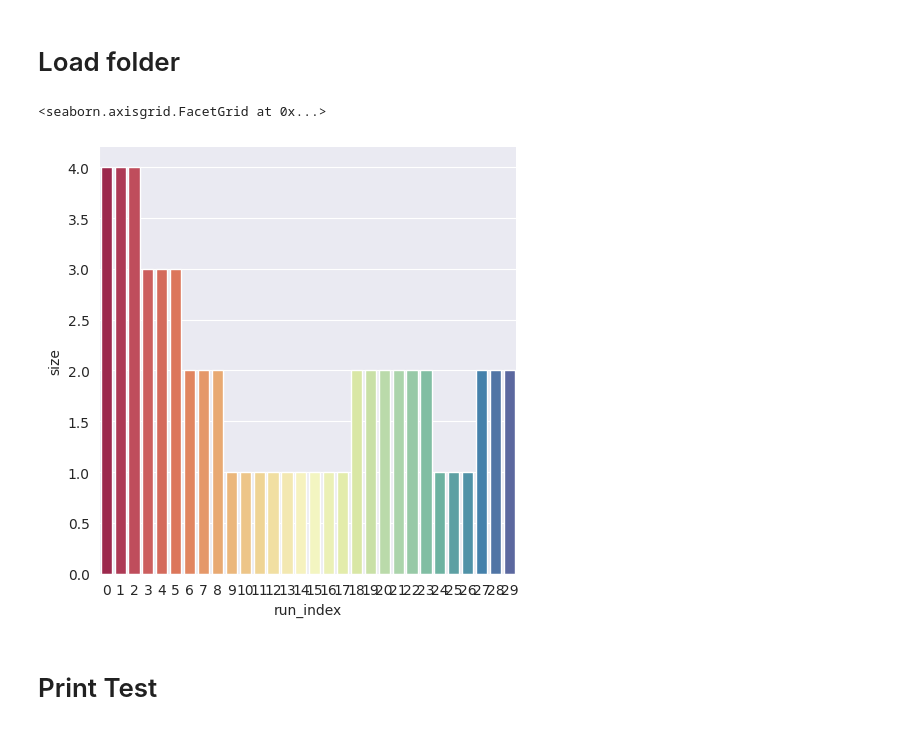
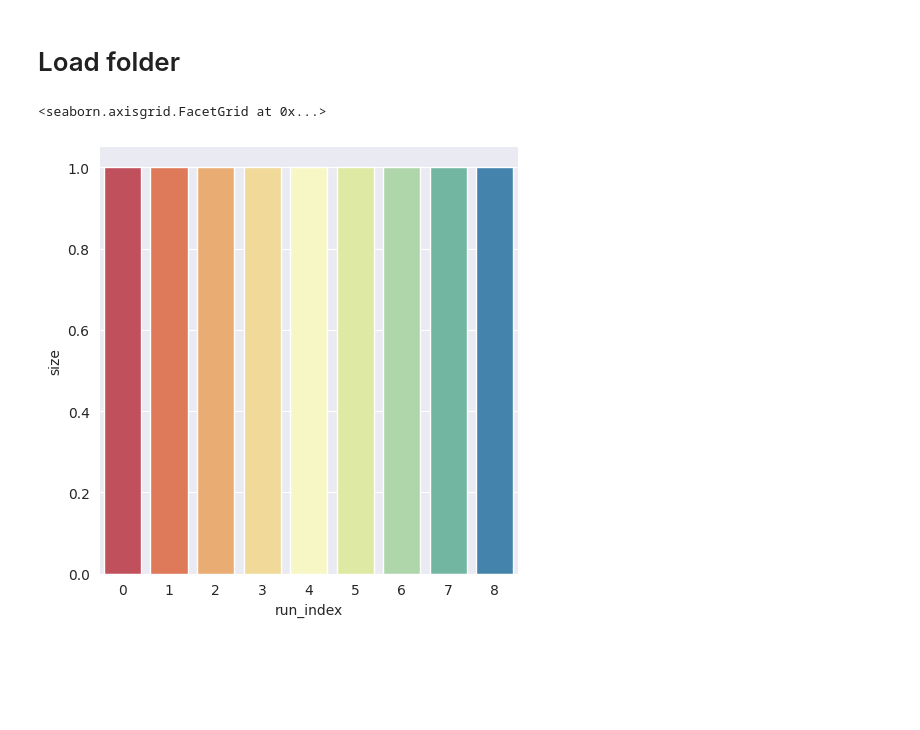
Before and after one commit to HydrofinLoewenherz/embedding-eval-framework, a Jupyter notebook: notebooks/main.ipynb, the cells around one changed output. Saved outputs shown, nothing was run; the diff lists cells and outputs as text; code cells hidden in the pictures; blank space fills up the shorter version.

Commit message:
update random graph gen and subgraph print

```diff
--- a/notebooks/main.ipynb
+++ b/notebooks/main.ipynb
@@ -213,22 +160,20 @@ sns.relplot(
 # %% [markdown]
 # Load folder
 # %%
-path = "./results/girg"
+path = "./results/graph-size"
 all_files = glob.glob(os.path.join(path, "*.csv.zip"))
 df = pd.concat((pd.read_csv(f) for f in all_files), ignore_index=True)
 df_result = df
 #df_result.to_csv(os.path.join(path, "complete.csv.zip"), index=False, compression=dict(method='zip', archive_name=f"complete.csv"))
 
 df_result_count = df_result.groupby(["run_index"], as_index=False)["run_index"].size()
 sns.catplot(
     data=df_result_count,
     x="run_index",
     y="size",
     palette="Spectral",
     kind="bar"
 )
 # %% [output]
 <seaborn.axisgrid.FacetGrid at 0x...>
-[figure, old version]
+[figure, new version]
-# %% [markdown]
-# Print Test
```
Also changed, not shown: parts of 10 cells of this notebook, 3 other files.
